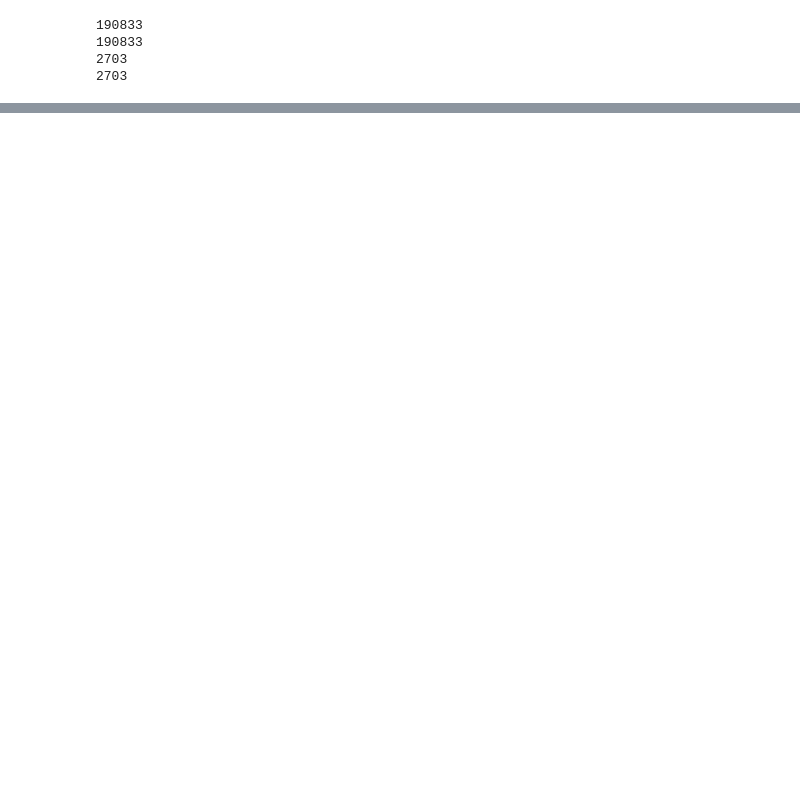
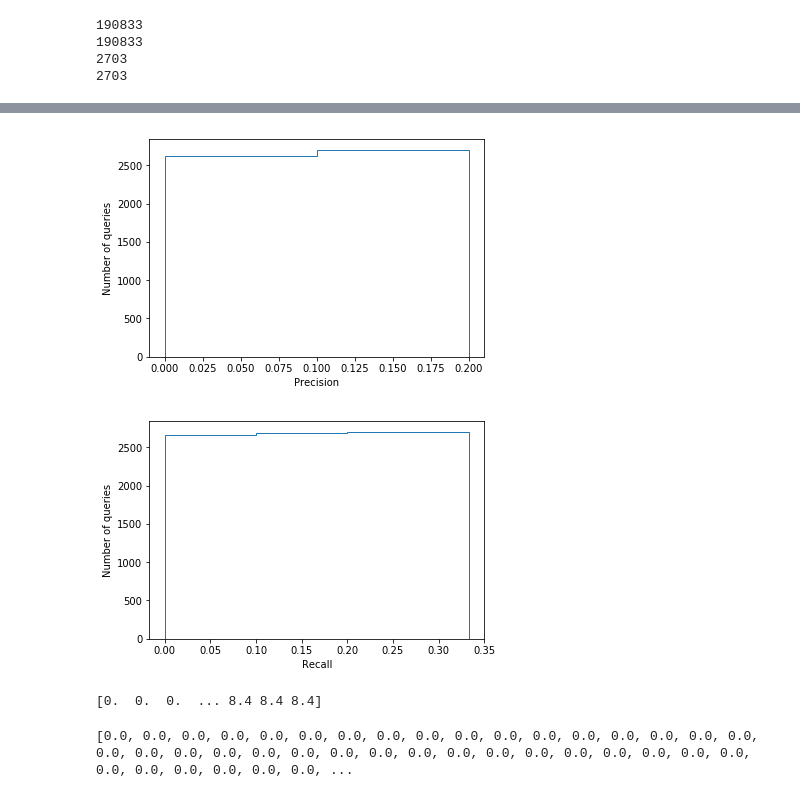
Before and after one commit to divya-pitta/spokenkeywordsearch, a Jupyter notebook: GroundTruth/KNN-MFCC.ipynb, the cells around one changed output, grey strips where cells are left out. Drawn from its saved outputs; the diff is of its cells as text; code cells hidden in the pictures; blank space fills up the shorter version.

```diff
--- a/GroundTruth/KNN-MFCC.ipynb
+++ b/GroundTruth/KNN-MFCC.ipynb
@@ -230,0 +292,21 @@ Done initKNN
+# %%
+plt.hist(precisionList, cumulative=True, histtype='step')
+plt.xlabel("Precision")
+plt.ylabel("Number of queries")
+plt.show()
+
+plt.hist(recallList, cumulative=True, histtype='step')
+plt.xlabel("Recall")
+plt.ylabel("Number of queries")
+plt.show()
+# %% [output]
+[figure, added]
+[figure, added]
+# %%
+print(precisionCDF)
+# %% [output]
+[0.  0.  0.  ... 8.4 8.4 8.4]
+# %%
+print(precisionList)
+# %% [output]
+[0.0, 0.0, 0.0, 0.0, 0.0, 0.0, 0.0, 0.0, 0.0, 0.0, 0.0, 0.0, 0.0, 0.0, 0.0, 0.0, 0.0, 0.0, 0.0, 0.0, 0.0, 0.0, 0.0, 0.0, 0.0, 0.0, 0.0, 0.0, 0.0, 0.0, 0.0, 0.0, 0.0, 0.0, 0.0, 0.0, 0.0, 0.0, 0.0, 0.0, ...
```
Also changed, not shown: parts of 20 cells of this notebook.
